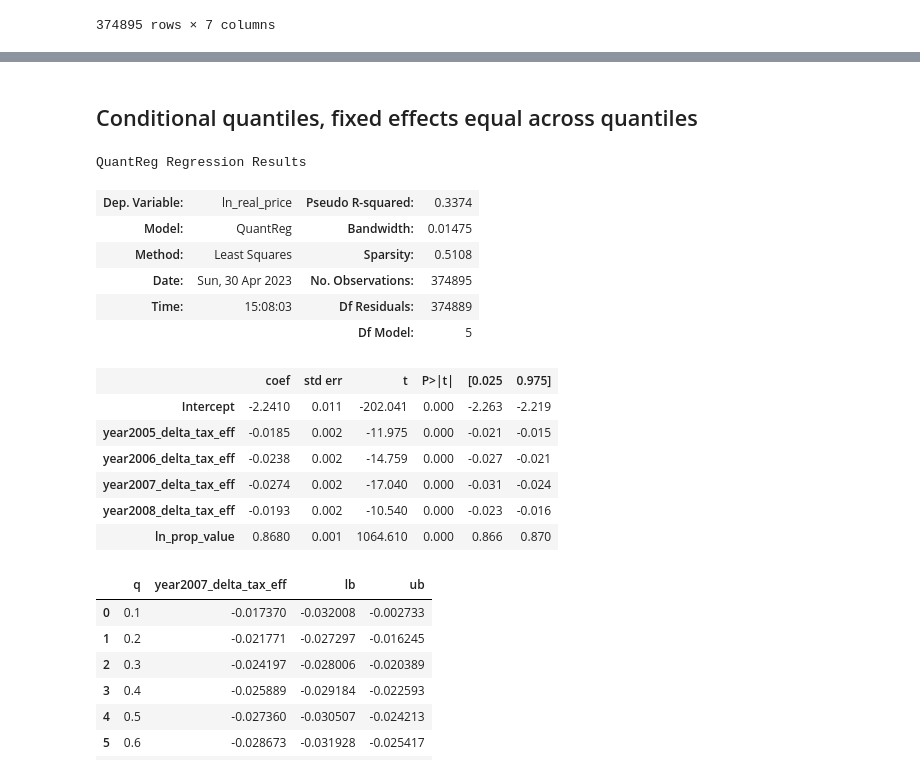
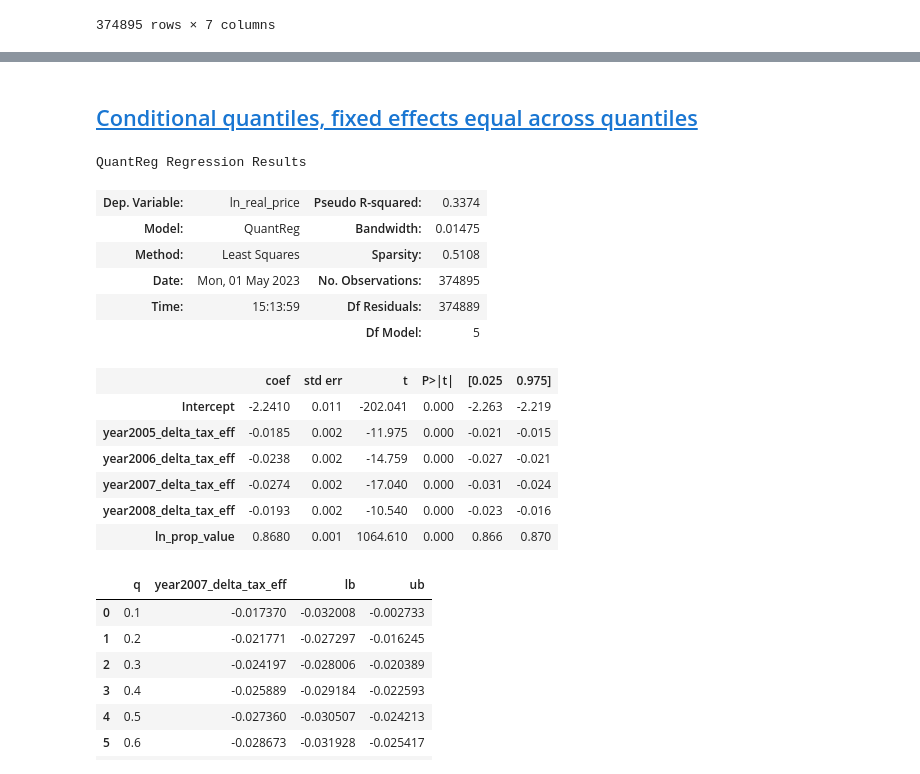
Before and after one commit to jorgenhost/No_taxation_without_capitalization, a Jupyter notebook: 5_main.ipynb, the cells around one changed output, grey strips where cells are left out. Saved outputs shown, nothing was run; the diff lists cells and outputs as text; code cells hidden in the pictures.

```diff
--- a/5_main.ipynb
+++ b/5_main.ipynb
@@ -552,26 +486,25 @@ OLS Regression Results
 Notes:
 [1] Standard Errors are robust to cluster correlation (cluster)
 # %% [markdown]
-## Conditional quantiles, fixed effects equal across quantiles
+## <a id='toc3_2_'></a>[Conditional quantiles, fixed effects equal across quantiles](#toc0_)
 # %%
 mod_quantile_fe_across = smf.quantreg(formula,
               data=df_merged_index
               .pipe(demean(col_to_demean="ln_real_price"))
               .pipe(demean(col_to_demean="year2005_delta_tax_eff"))
               .pipe(demean(col_to_demean="year2006_delta_tax_eff"))
               .pipe(demean(col_to_demean="year2007_delta_tax_eff"))
               .pipe(demean(col_to_demean="year2008_delta_tax_eff"))
-              .pipe(demean(col_to_demean="ln_prop_value"))
-              .pipe(demean(col_to_demean="delta_tax_service")))
+              .pipe(demean(col_to_demean="ln_prop_value")))
 result_quantile=mod_quantile_fe_across.fit(q=0.5,cov_type='cluster', cov_kwds={'groups': df_merged_index['kommune_old']})
 result_quantile.summary()
 # %% [output]
 QuantReg Regression Results
 | Dep. Variable: | ln_real_price | Pseudo R-squared: | 0.3374 |
 | Model: | QuantReg | Bandwidth: | 0.01475 |
 | Method: | Least Squares | Sparsity: | 0.5108 |
-| Date: | Sun, 30 Apr 2023 | No. Observations: | 374895 |
-| Time: | 15:08:03 | Df Residuals: | 374889 |
+| Date: | Mon, 01 May 2023 | No. Observations: | 374895 |
+| Time: | 15:13:59 | Df Residuals: | 374889 |
 |  |  | Df Model: | 5 |
 |  | coef | std err | t | P>|t| | [0.025 | 0.975] |
 | Intercept | -2.2410 | 0.011 | -202.041 | 0.000 | -2.263 | -2.219 |
```
Also changed, not shown: parts of 54 cells of this notebook, 21 other files.
